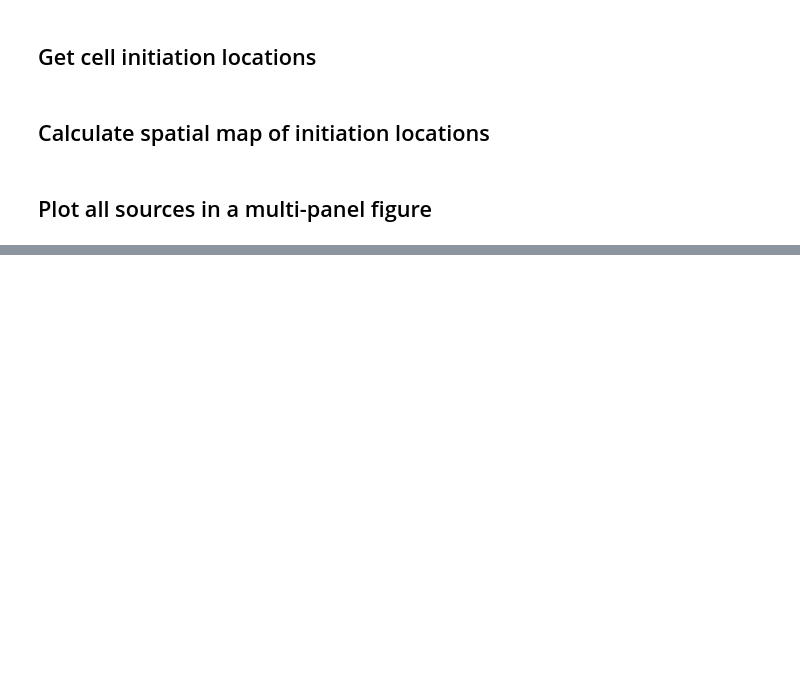
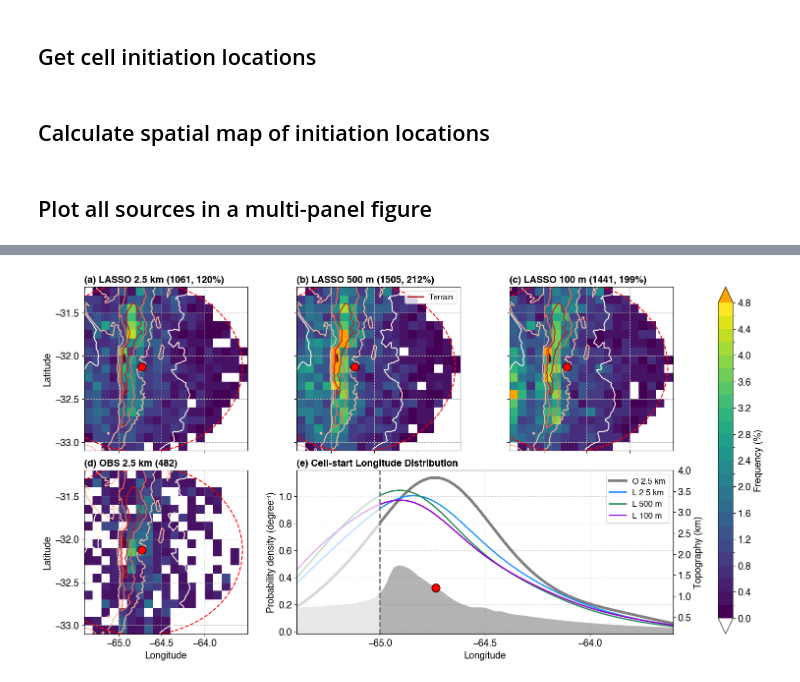
Before and after one commit to ICLASS-SFA/lasso_cellgrowth, a Jupyter notebook: notebooks/plot_celltrack_counts_map_obs_lasso_regrid.ipynb, the cells around one changed output, grey strips where cells are left out. Drawn from its saved outputs; the diff is of its cells as text; code cells hidden in the pictures; blank space fills up the shorter version.

```diff
--- a/notebooks/plot_celltrack_counts_map_obs_lasso_regrid.ipynb
+++ b/notebooks/plot_celltrack_counts_map_obs_lasso_regrid.ipynb
@@ -1264,0 +1305,14 @@ freq2d_startloc_nonsplit_d4 = 100 * hist2d_startloc_nonsplit_d4 / ntimes_d4
+# %%
+# Average terrain over the map latitude interval; heights remain in meters.
+topoZ_MeridionalMean = topoZ.sel(y=slice(latbins.min(), latbins.max())).mean(dim='y')
+radar_lon_idx = np.argmin(np.abs(topoLon.values - radar_lon))
+topoZ_MeridionalMean_at_radar = topoZ_MeridionalMean.isel(x=radar_lon_idx, drop=True)
+# %%
+# KDEs use all retained cell-start longitudes, one equally weighted sample per track.
+if start_lon_o25.size == 0:
+    raise ValueError('No OBS 2.5 km cell starts remain within the radar range; cannot define KDE coordinates.')
+lonbins_kde = np.linspace(start_lon_o25.data.min(), start_lon_o25.data.max(), 1000)
+kde_start_lon_o25 = get_kde1d(start_lon_o25.data, lonbins_kde, kde_bw=0.2)
+kde_start_lon_d2 = get_kde1d(start_lon_d2.data, lonbins_kde, kde_bw=0.2)
+kde_start_lon_d3 = get_kde1d(start_lon_d3.data, lonbins_kde, kde_bw=0.2)
+kde_start_lon_d4 = get_kde1d(start_lon_d4.data, lonbins_kde, kde_bw=0.2)
@@ -1264,0 +1639,71 @@ freq2d_startloc_nonsplit_d4 = 100 * hist2d_startloc_nonsplit_d4 / ntimes_d4
+# %%
+# LASSO maps across the top; OBS and a wide longitude KDE across the bottom.
+tracks_bias_meridionalmean_d2 = 100 * (total_tracks_d2 - total_tracks_o25) / total_tracks_o25
+tracks_bias_meridionalmean_d3 = 100 * (total_tracks_d3 - total_tracks_o25) / total_tracks_o25
+tracks_bias_meridionalmean_d4 = 100 * (total_tracks_d4 - total_tracks_o25) / total_tracks_o25
+
+dataarr_multi_meridionalmean = [
+    freq2d_startloc_d2, freq2d_startloc_d3, freq2d_startloc_d4,
+    freq2d_startloc_o25, None,
+]
+titles_multi_meridionalmean = [
+    f"(a) LASSO 2.5 km ({total_tracks_d2:.0f}, {tracks_bias_meridionalmean_d2:.0f}%)",
+    f"(b) LASSO 500 m ({total_tracks_d3:.0f}, {tracks_bias_meridionalmean_d3:.0f}%)",
+    f"(c) LASSO 100 m ({total_tracks_d4:.0f}, {tracks_bias_meridionalmean_d4:.0f}%)",
+    f"(d) OBS 2.5 km ({total_tracks_o25:.0f})",
+    '(e) Cell-start Longitude Distribution',
+]
+xticks_meridionalmean = np.arange(-65., maxlon, 0.5)
+yticks_meridionalmean = np.arange(-33, maxlat, 0.5)
+xticks_multi_meridionalmean = [None, None, None, xticks_meridionalmean, xticks_meridionalmean]
+yticks_multi_meridionalmean = [yticks_meridionalmean, None, None, yticks_meridionalmean, None]
+xlabel_multi_meridionalmean = [None, None, None, 'Longitude', 'Longitude']
+ylabel_multi_meridionalmean = ['Latitude', None, None, 'Latitude', None]
+show_legend_multi_meridionalmean = [False, True, False, False, False]
+meridional_densities = {
+    'obs25': kde_start_lon_o25,
+    'd2': kde_start_lon_d2,
+    'd3': kde_start_lon_d3,
+    'd4': kde_start_lon_d4,
+}
+figname_meridionalmean = f'{figdir}celltrack_startend_loc_freq_0.1deg_obs_d2_d3_d4_meridionalmean.png'
+fig_meridionalmean = plot_multipanel_heatmaps_meridionalmean(
+    nrow=2,
+    ncol=3,
+    dataarr=dataarr_multi_meridionalmean,
+    lonarr=xbins,
+    latarr=ybins,
+    topoZ=topoZ,
+    topoLon=topoLon,
+    topoLat=topoLat,
+    levels=np.arange(0, 4.81, 0.2),
+    cmaps='viridis',
+    cmap_topo='Reds',
+    cblabels='Frequency (%)',
+    cbticks=np.arange(0, 4.81, 0.4),
+    titles=titles_multi_meridionalmean,
+    figname=figname_meridionalmean,
+    xlabel_list=xlabel_multi_meridionalmean,
+    ylabel_list=ylabel_multi_meridionalmean,
+    xticks_list=xticks_multi_meridionalmean,
+    yticks_list=yticks_multi_meridionalmean,
+    show_legend_list=show_legend_multi_meridionalmean,
+    oob_colors={'under': 'white', 'over': 'orange'},
+    figsize=[15, 10],
+    fontsize=14,
+    hspace=0.01,
+    wspace=0.15,
+    hspace_sub=0.12,
+    wspace_sub=0.3,
+    meridional_lon=lonbins_kde,
+    meridional_densities=meridional_densities,
+    terrain_profile=topoZ_MeridionalMean,
+    radar_altitude=topoZ_MeridionalMean_at_radar,
+    terrain_ylim=(0.1, 4),
+    show_range_circle=True,
+    range_circle_radius_km=radar_range_km,
+    range_circle_linewidth=1.5,
+    range_circle_color='r',
+)
+print(figname_meridionalmean)
+# %% [output]
@@ -1265,3 +1711,4 @@ freq2d_startloc_nonsplit_d4 = 100 * hist2d_startloc_nonsplit_d4 / ntimes_d4
+[figure, added]
 # %%
 def plot_multipanel_heatmaps(nrow, ncol, dataarr, lonarr, latarr, topoZ, topoLon, topoLat,
                              levels, cmaps, cmap_topo, cblabels, cbticks, titles, figname,
```
Also changed, not shown: parts of 25 cells of this notebook, 1 other file.
